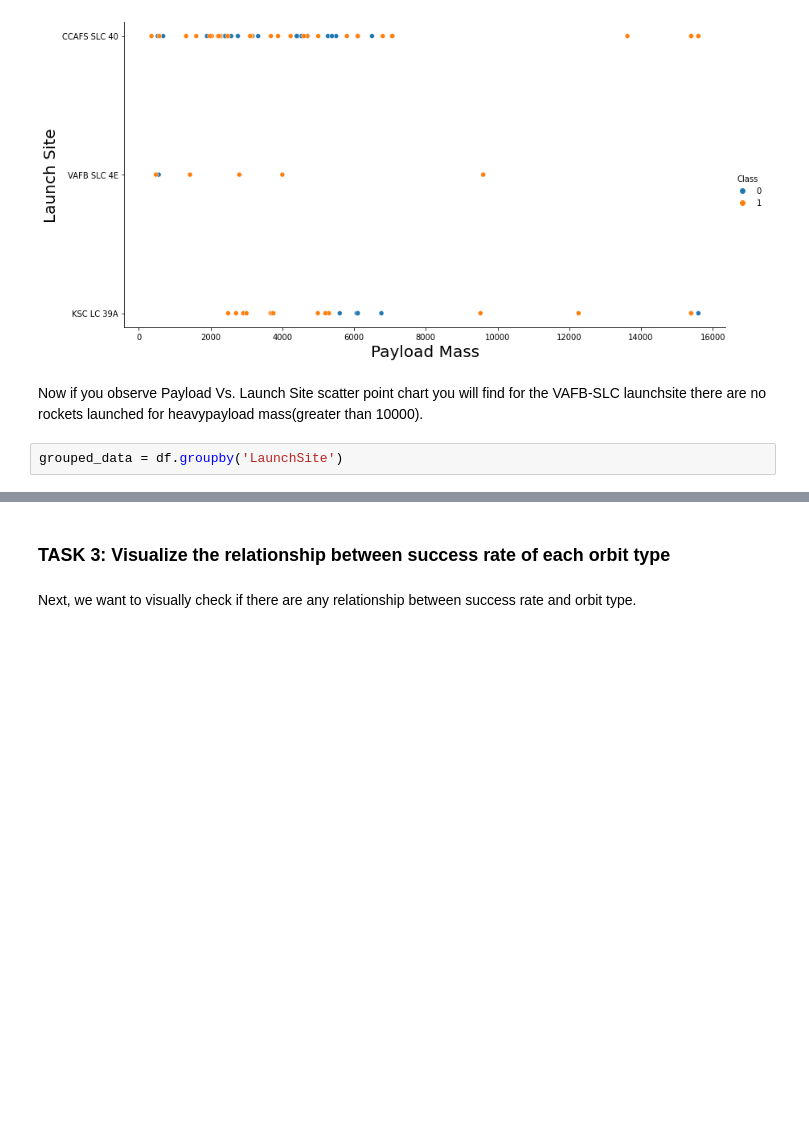
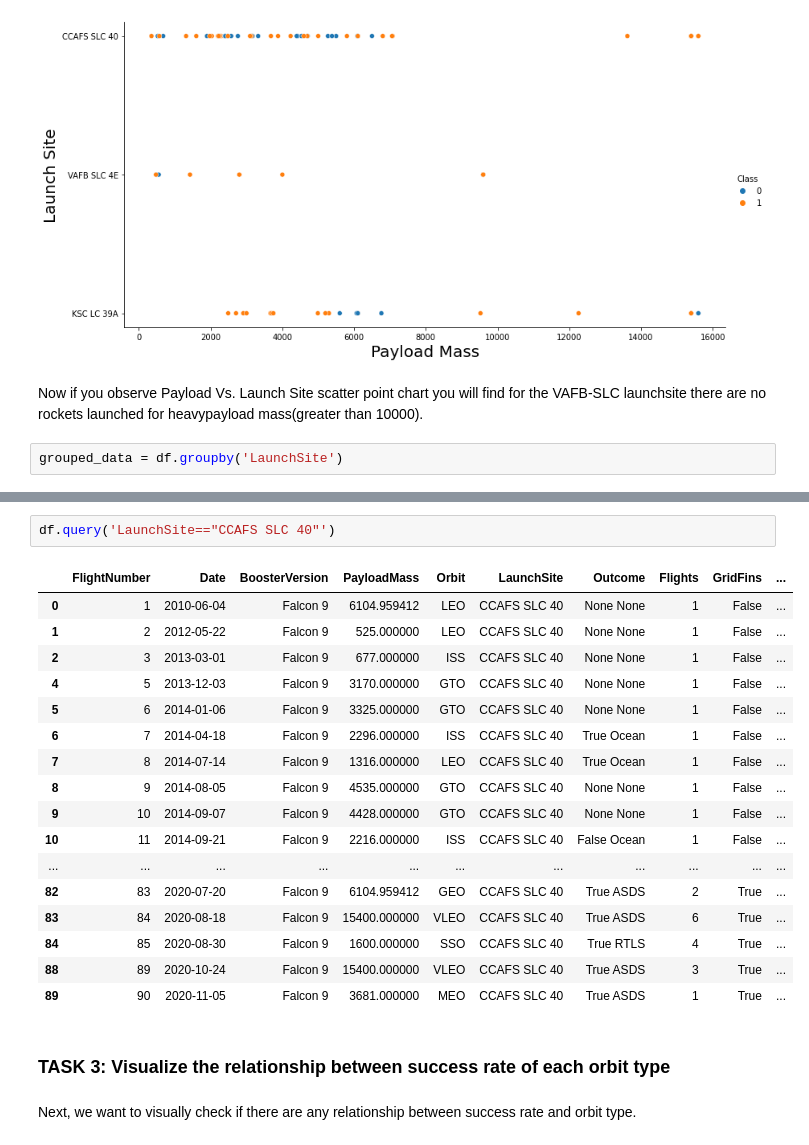
Before and after one commit to JAMESCUDERO/Marathon, a Jupyter notebook: 5_EDA_with_Data_Visualisation.ipynb, the cells around one changed output, grey strips where cells are left out. Drawn from its saved outputs; the diff is of its cells as text; blank space fills up the shorter version.

```diff
--- a/5_EDA_with_Data_Visualisation.ipynb
+++ b/5_EDA_with_Data_Visualisation.ipynb
@@ -131,6 +131,26 @@ grouped_data.mean()
 | CCAFS SLC 40 | 43.818182 | 5548.207786 | 1.763636 | 0.727273 | 0.381818 | 0.763636 | 3.272727 | 1.472727 | -80.577366 | ... |
 | KSC LC 39A | 51.772727 | 7606.450856 | 2.000000 | 0.818182 | 0.454545 | 0.818182 | 4.000000 | 1.863636 | -80.603956 | ... |
 | VAFB SLC 4E | 42.000000 | 5919.461538 | 1.538462 | 0.923077 | 0.461538 | 0.846154 | 3.615385 | 2.076923 | -120.610829 | ... |
+# %%
+df.query('LaunchSite=="CCAFS SLC 40"')
+# %% [output]
+|  | FlightNumber | Date | BoosterVersion | PayloadMass | Orbit | LaunchSite | Outcome | Flights | GridFins | ... |
+| 0 | 1 | 2010-06-04 | Falcon 9 | 6104.959412 | LEO | CCAFS SLC 40 | None None | 1 | False | ... |
+| 1 | 2 | 2012-05-22 | Falcon 9 | 525.000000 | LEO | CCAFS SLC 40 | None None | 1 | False | ... |
+| 2 | 3 | 2013-03-01 | Falcon 9 | 677.000000 | ISS | CCAFS SLC 40 | None None | 1 | False | ... |
+| 4 | 5 | 2013-12-03 | Falcon 9 | 3170.000000 | GTO | CCAFS SLC 40 | None None | 1 | False | ... |
+| 5 | 6 | 2014-01-06 | Falcon 9 | 3325.000000 | GTO | CCAFS SLC 40 | None None | 1 | False | ... |
+| 6 | 7 | 2014-04-18 | Falcon 9 | 2296.000000 | ISS | CCAFS SLC 40 | True Ocean | 1 | False | ... |
+| 7 | 8 | 2014-07-14 | Falcon 9 | 1316.000000 | LEO | CCAFS SLC 40 | True Ocean | 1 | False | ... |
+| 8 | 9 | 2014-08-05 | Falcon 9 | 4535.000000 | GTO | CCAFS SLC 40 | None None | 1 | False | ... |
+| 9 | 10 | 2014-09-07 | Falcon 9 | 4428.000000 | GTO | CCAFS SLC 40 | None None | 1 | False | ... |
+| 10 | 11 | 2014-09-21 | Falcon 9 | 2216.000000 | ISS | CCAFS SLC 40 | False Ocean | 1 | False | ... |
+| ... | ... | ... | ... | ... | ... | ... | ... | ... | ... | ... |
+| 82 | 83 | 2020-07-20 | Falcon 9 | 6104.959412 | GEO | CCAFS SLC 40 | True ASDS | 2 | True | ... |
+| 83 | 84 | 2020-08-18 | Falcon 9 | 15400.000000 | VLEO | CCAFS SLC 40 | True ASDS | 6 | True | ... |
+| 84 | 85 | 2020-08-30 | Falcon 9 | 1600.000000 | SSO | CCAFS SLC 40 | True RTLS | 4 | True | ... |
+| 88 | 89 | 2020-10-24 | Falcon 9 | 15400.000000 | VLEO | CCAFS SLC 40 | True ASDS | 3 | True | ... |
+| 89 | 90 | 2020-11-05 | Falcon 9 | 3681.000000 | MEO | CCAFS SLC 40 | True ASDS | 1 | True | ... |
 # %% [markdown]
 ### TASK  3: Visualize the relationship between success rate of each orbit type
 # %% [markdown]
```
